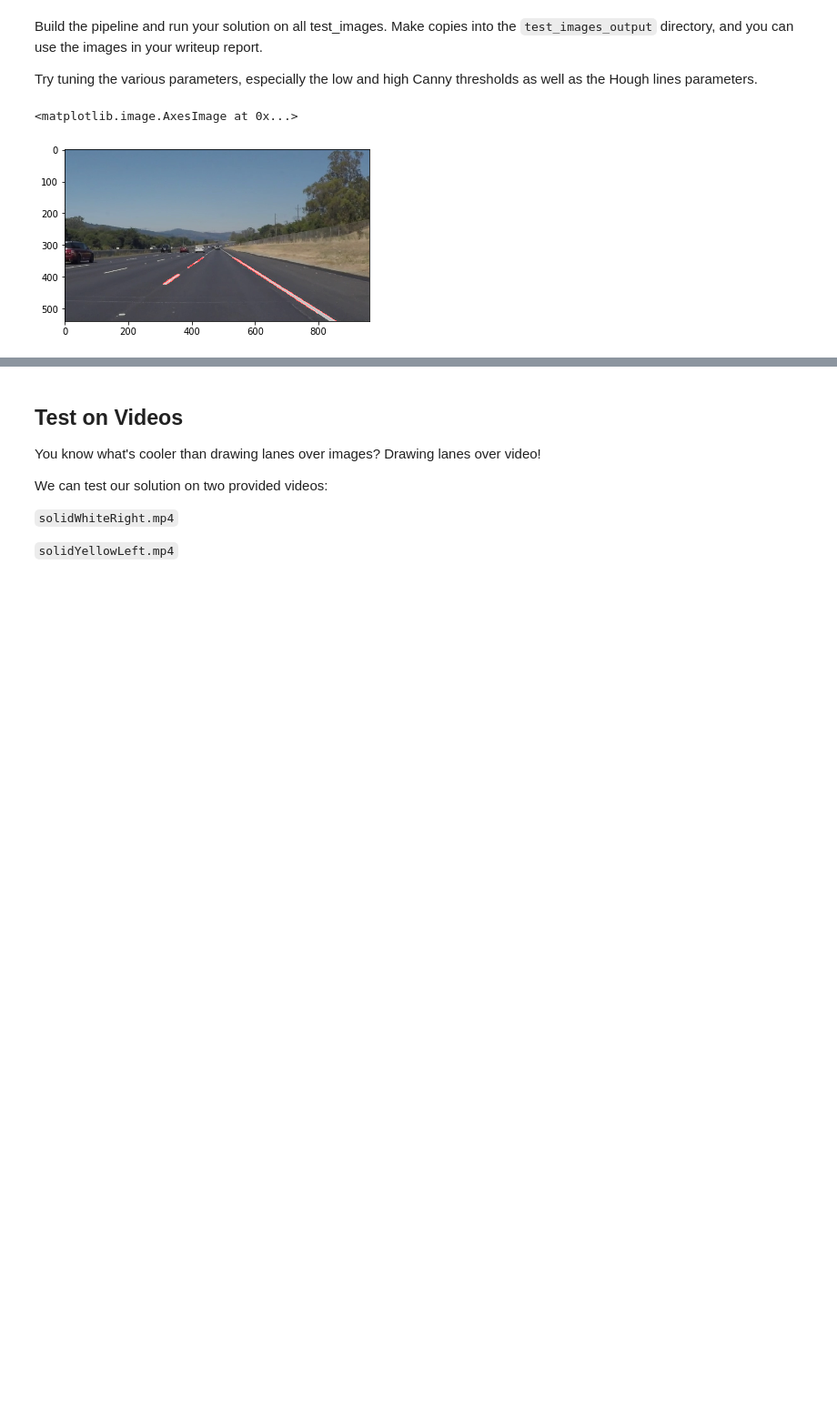
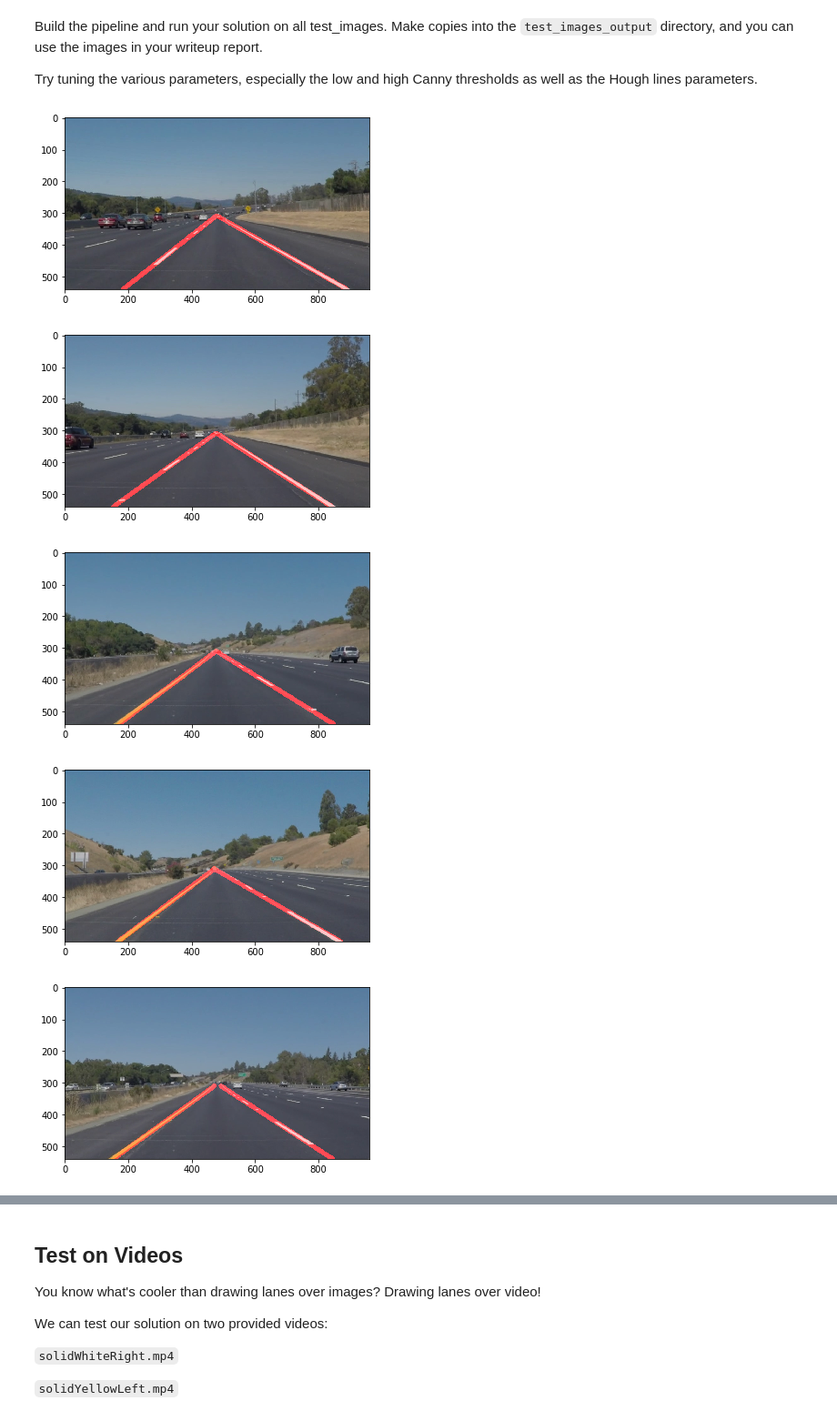
Before and after one commit to moatazjasper/finding-lane-lines, a Jupyter notebook: P1.ipynb, the cells around one changed output, grey strips where cells are left out. Shown at 91% size. Cells and saved outputs as stored; diff of their text form; code cells hidden in the pictures; blank space fills up the shorter version.

```diff
--- a/P1.ipynb
+++ b/P1.ipynb
@@ -196,38 +252,52 @@ Build the pipeline and run your solution on all test_images. Make copies into th
 
 Try tuning the various parameters, especially the low and high Canny thresholds as well as the Hough lines parameters.
 # %%
-#1. Convert Image to Greyscale
-grey = grayscale(image)
+#0. reading in an image
+def pipeline_interface(image):
+    #1. Convert Image to Greyscale
+    grey = grayscale(image)
 
-#2. Define Kernel size and Blur for Gaussian blurring
-kernel_size = 3
-blur_grey = gaussian_blur(grey,kernel_size)
+    #2. Define Kernel size and Blur for Gaussian blurring
+    kernel_size = 5
+    blur_grey = gaussian_blur(grey,kernel_size)
 
-#3. Define Thresholds for Canny Edge Detection
-low_threshold = 70
-high_threshold = 100
-canny_edges = canny(blur_grey, low_threshold, high_threshold)
+    #3. Define Thresholds for Canny Edge Detection
+    low_threshold = 75
+    high_threshold = 150
+    canny_edges = canny(blur_grey, low_threshold, high_threshold)
 
-#4. Define and draw mask polygon
-imshape = image.shape
-vertices = np.array([[(0,imshape[0]),(((imshape[1]/2)-100), imshape[0] * 0.63), (((imshape[1]/2)+100), imshape[0] * 0.63), (imshape[1],imshape[0])]], dtype=np.int32)
-masked_edges = region_of_interest(canny_edges, vertices)
+    #4. Define and draw mask polygon
+    yShape = image.shape[0]
+    xShape = image.shape[1]
+    bottom_left  = [xShape*0., yShape]
+    top_left     = [xShape*0.475 , yShape*0.575]
+    bottom_right = [xShape, yShape]
+    top_right    = [xShape*0.525 , yShape*0.575]
+    vertices = np.array([[bottom_left, top_left, top_right, bottom_right]], dtype=np.int32)
+    masked_edges = region_of_interest(canny_edges, vertices)
 
-#5. Define Hough Transform Parameters and Apply transformation on Canny o/p
-rho = 2                       # distance resolution in pixels of the Hough grid
-theta = np.pi/180             # angular resolution in radians of the Hough grid
-threshold = 15                # minimum number of votes (intersections in Hough grid cell)
-min_line_length = 40          # minimum number of pixels making up a line
-max_line_gap = 20             # maximum gap in pixels between connectable line segments
-line_image = np.copy(image)*0 # creating a blank to draw lines on
+    #5. Define Hough Transform Parameters and Apply transformation on Canny o/p
+    rho = 3                       # distance resolution in pixels of the Hough grid
+    theta = np.pi/180             # angular resolution in radians of the Hough grid
+    threshold = 70                # minimum number of votes (intersections in Hough grid cell)
+    min_line_length = 70          # minimum number of pixels making up a line
+    max_line_gap = 250             # maximum gap in pixels between connectable line segments
+    line_image = np.copy(image)*0 # creating a blank to draw lines on
 
-hough_transform_lines = hough_lines(masked_edges, rho, theta, threshold, min_line_length, max_line_gap)
+    hough_transform_lines = hough_lines(masked_edges, rho, theta, threshold, min_line_length, max_line_gap)
 
-6. # Draw the lines on the edge image
-new_img = weighted_img(hough_transform_lines, image, α=0.8, β=1., λ=0.)
+    6. # Draw the lines on the edge image
+    new_img = weighted_img(hough_transform_lines, image)
+    return new_img
 
-plt.figure()
-plt.imshow(new_img)
+for index, img in enumerate(os.listdir("test_images/")):
+    image = mpimg.imread('test_images/' + img)
+    new_img = pipeline_interface(image)
+    plt.figure()
+    plt.imshow(new_img)
 # %% [output]
-<matplotlib.image.AxesImage at 0x...>
-[figure, old version]
+[figure, new version]
+[figure, added]
+[figure, added]
+[figure, added]
+[figure, added]
```
Also changed, not shown: parts of 7 cells of this notebook.
